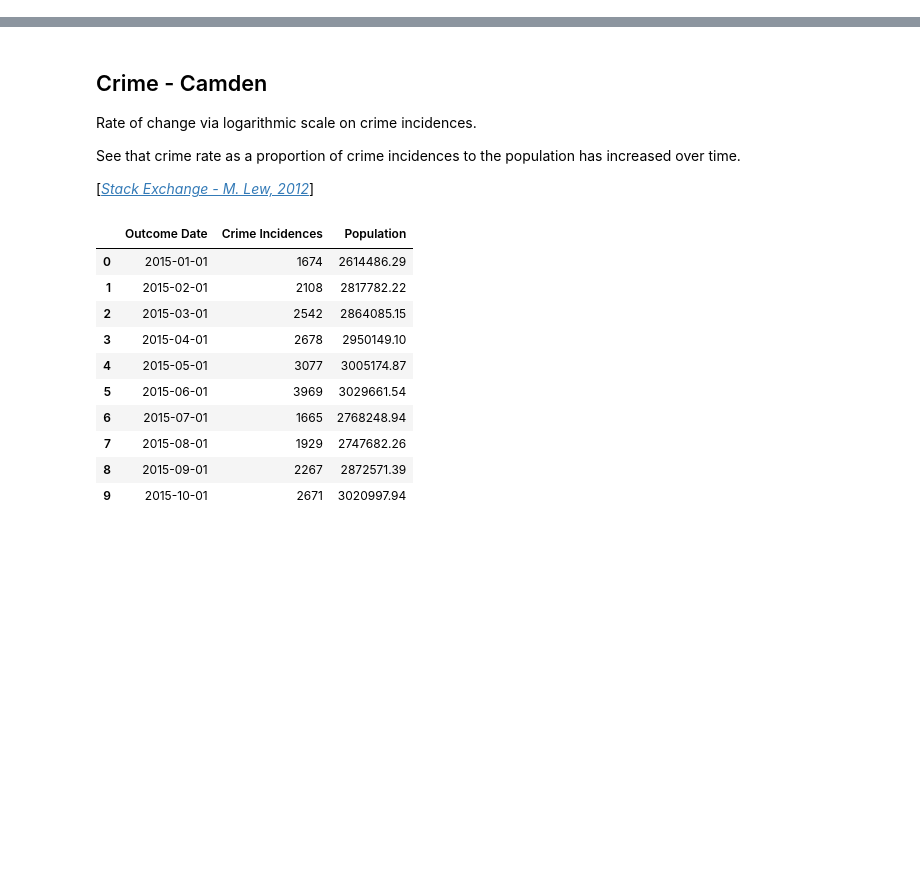
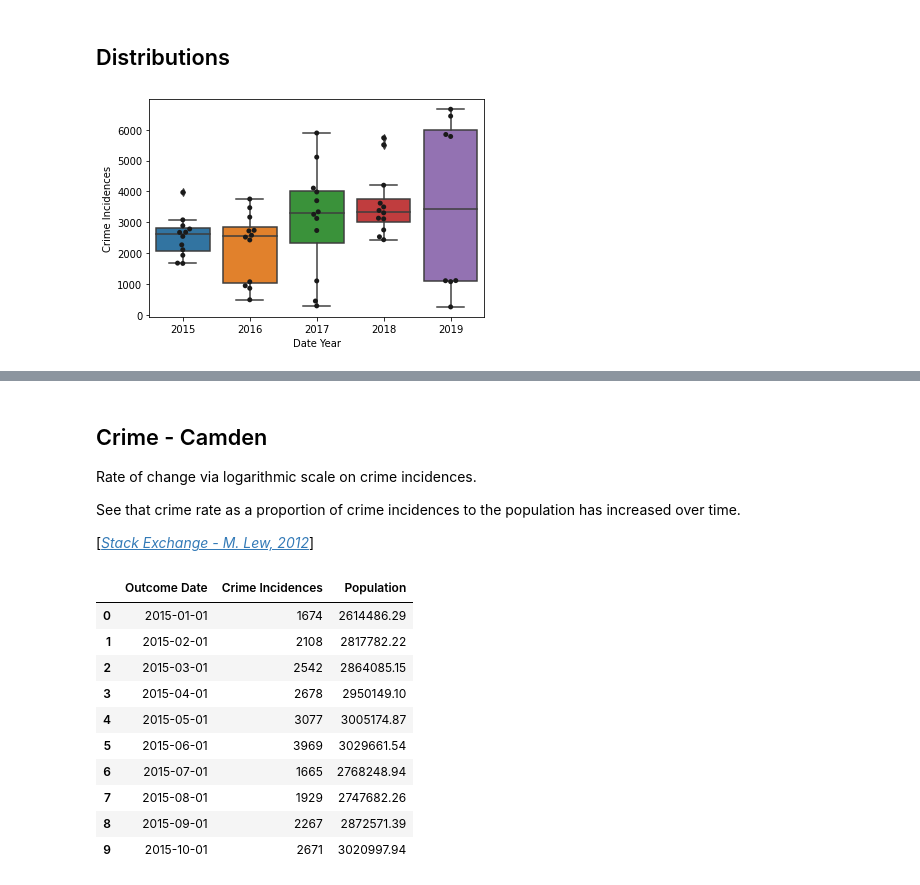
Before and after one commit to avisionh/camdencrime, a Jupyter notebook: notebooks/02_crime_category.ipynb, the cells around one changed output, grey strips where cells are left out. Saved outputs shown, nothing was run; the diff lists cells and outputs as text; code cells hidden in the pictures; blank space fills up the shorter version.

Commit message:
feat: Add box-whiskers plot
This is so we can see the range and percentiles of crime incidences.

```diff
--- a/notebooks/02_crime_category.ipynb
+++ b/notebooks/02_crime_category.ipynb
@@ -11,3 +12,14 @@ DATA_CRIME_CATEGORY = "df_category.csv"
 # %%
 df_crime = pd.read_csv(filepath_or_buffer=FOLDER_INTERIM + "/" + DATA_CRIME_CATEGORY,
                        parse_dates=['Outcome Date'])
+# %% [markdown]
+## Distributions
+# %%
+df_crime["Date Year"] = pd.DatetimeIndex(data=df_crime["Outcome Date"]).year
+df_crime["Date Month"] = pd.DatetimeIndex(data=df_crime["Outcome Date"]).month
+df_camden = df_crime.groupby(by=["Date Year", "Date Month"]).agg(func={"Crime Incidences": 'sum'}).reset_index()
+# %%
+ax = sns.boxplot(x="Date Year", y="Crime Incidences", data=df_camden)
+ax = sns.swarmplot(x="Date Year", y="Crime Incidences", data=df_camden, color=".10")
+# %% [output]
+[figure, added]
```
Also changed, not shown: parts of 5 cells of this notebook.
